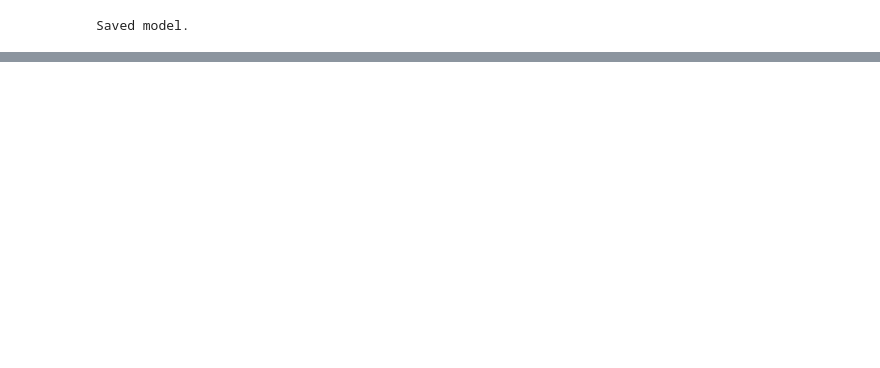
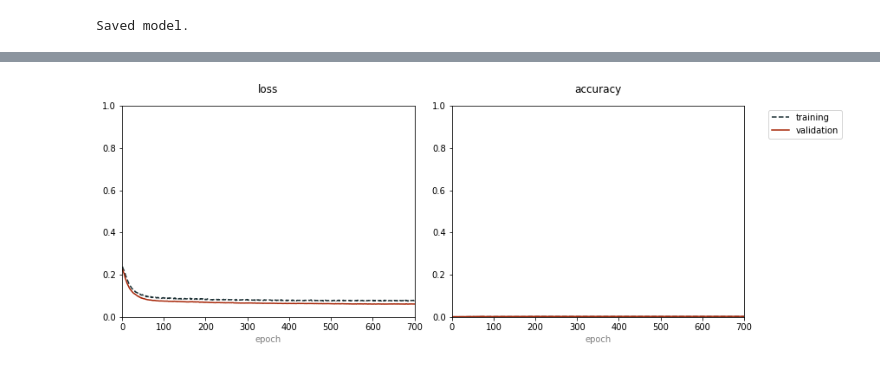
Before and after one commit to BaptisteRoseau/SC2-UnitCounterSelection, a Jupyter notebook: Training_Step_1.ipynb, the cells around one changed output, grey strips where cells are left out. Drawn from its saved outputs; the diff is of its cells as text; code cells hidden in the pictures; blank space fills up the shorter version.

Commit message:
Added Notebook for training step 1

```diff
--- a/Training_Step_1.ipynb
+++ b/Training_Step_1.ipynb
@@ -173,0 +218,42 @@ Saved model.
+# %%
+def talos_model(X_train, Y_train, X_test, Y_test, params):
+    # Defining model
+    model = Sequential()
+    model.add(lr.Dense(units=params['first_neuron'],
+                       activation=params['activation'],
+                       input_dim=X_train[0].shape[0]))
+    model.add(lr.Dropout(params['dropout']))
+    model.add(lr.Dense(1, activation=params['last_activation']))
+
+
+    model.add(lr.Flatten())
+    model.add(lr.Dense(units=1, activation='tanh'))
+
+
+    model.compile(loss=params['losses'],
+                  optimizer=params['optimizer'],
+                  metrics=['accuracy'])
+
+    # Training model
+    device = tf.device('/GPU:0') if len(tf.config.list_physical_devices('GPU')) > 0 else tf.device('/CPU:0')
+    with tf.device('/GPU:0'):
+        history = model.fit(X_train, Y_train,
+                        validation_data=[X_test, Y_test],
+                        batch_size=params['batch_size'],
+                        callbacks=[talos.utils.live()],
+                        epochs=params['epochs'],
+                        verbose=0)
+
+    return history, model
+# %%
+import talos
+
+# Run the experiment
+t = talos.Scan(x=X_data,
+               y=Y_data,
+               params=p,
+               model=talos_model,
+               experiment_name='talos_model',
+               round_limit=8)
+# %% [output]
+[figure, added]
```
Also changed, not shown: parts of 17 cells of this notebook.
